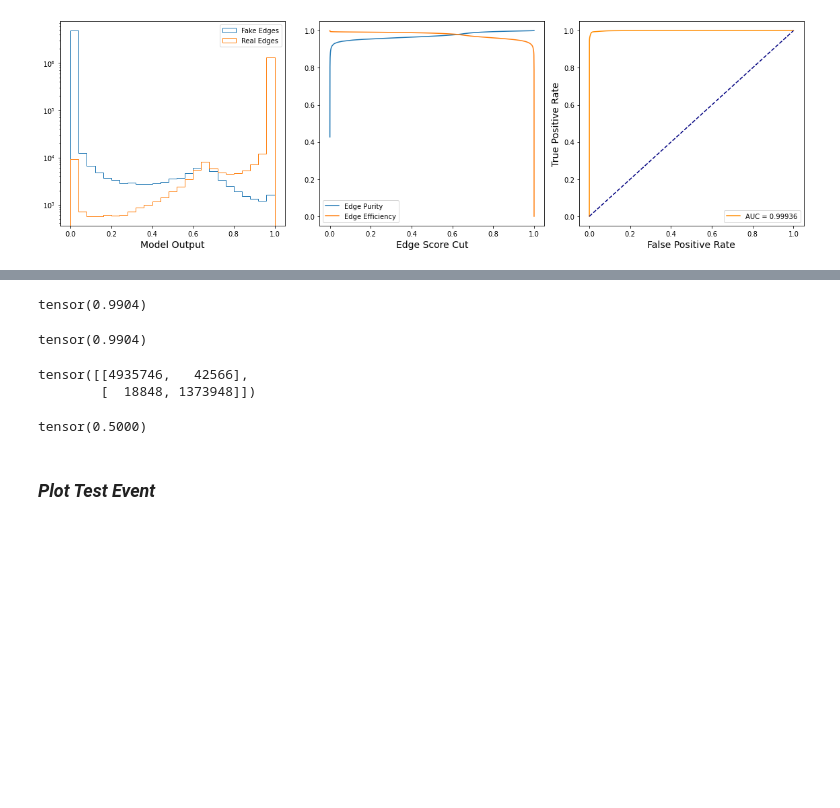
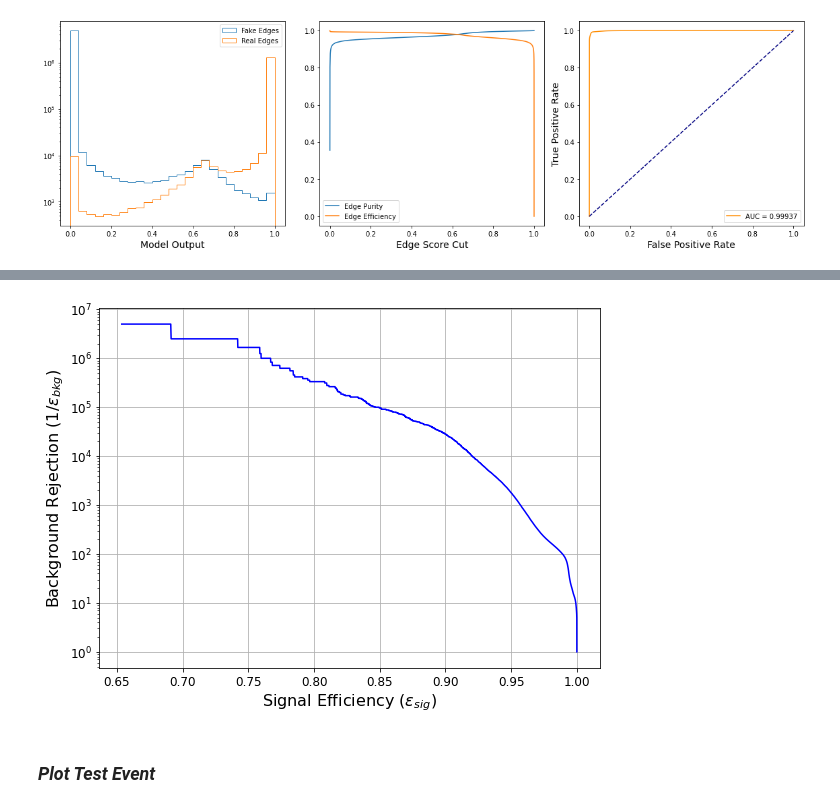
Before and after one commit to ai4fair/stttrkx, a Jupyter notebook: stt3_infer.ipynb, the cells around one changed output, grey strips where cells are left out. Cells and saved outputs as stored; diff of their text form; code cells hidden in the pictures; blank space fills up the shorter version.

Commit message:
Evaluation Metrics, etc.

```diff
--- a/stt3_infer.ipynb
+++ b/stt3_infer.ipynb
@@ -222,7 +230,7 @@ Processed Batches:  4000
 # %%
 from src.metric_utils import compute_metrics, plot_metrics, plot_outputs_roc, plot_model_output
 # %%
-metrics = compute_metrics(scores,truths,threshold=0.5)
+metrics = compute_metrics(scores,truths,threshold=0.0)
 # %%
 # Curves
 # metrics.prc_precision, metrics.prc_recall, metrics.prc_thresh
@@ -269,4 +279,4 @@ sig = metrics.roc_tpr
 # %%
 fpr = metrics.roc_fpr
 # %%
-bkg_rejection = 1-fpr   # we defined it as purity
+bkg_rejection = 1/fpr
@@ -314,32 +283,23 @@ preds = scores >= 0.5
-# %%
-# TorchMetrics: Accuracy
-from torchmetrics import Accuracy
-acc = Accuracy()
-acc(preds, truths)
-# %% [output]
-tensor(0.9904)
-# %%
-# TorchMetrics: F1Score
-from torchmetrics import F1Score
-f1 = F1Score()
-f1(preds, truths)
-# %% [output]
-tensor(0.9904)
-# %%
-# TorchMetrics: CM
-from torchmetrics import ConfusionMatrix
-cm = ConfusionMatrix(num_classes=2)
-cm(preds, truths)
-# %% [output]
-tensor([[4935746,   42566],
-        [  18848, 1373948]])
-# %%
-# TorchMetrics: AUC
-from torchmetrics import AUC, AUROC
-auc = AUC(reorder=True)
-auc(preds.int(), truths.int())
-# %% [output]
-tensor(0.5000)
+# %%
+# cut off eff < 0.2 or 0.5
+sig_mask = sig > 0.0
+# %%
+fig, ax = plt.subplots(nrows=1, ncols=1, figsize=(8,6))
+ax.plot(sig[sig_mask], bkg_rejection[sig_mask], color="blue")
+
+# Axes Params
+ax.set_xlabel("Signal Efficiency ($\epsilon_{sig}$)", fontsize=16)
+ax.set_ylabel("Background Rejection ($1/\epsilon_{bkg}$)", fontsize=16)
+ax.set_yscale('log')
+ax.tick_params(axis='both', which='major', labelsize=12)
+ax.tick_params(axis='both', which='minor', labelsize=12)
+ax.grid(True)
+
+# Figure Params
+fig.tight_layout()
+fig.savefig("gnn_SB.pdf")
+# %% [output]
+[figure, added]
 # %% [markdown]
 ### _Plot Test Event_
 # %%
```
Also changed, not shown: parts of 23 cells of this notebook, 5 other files.
